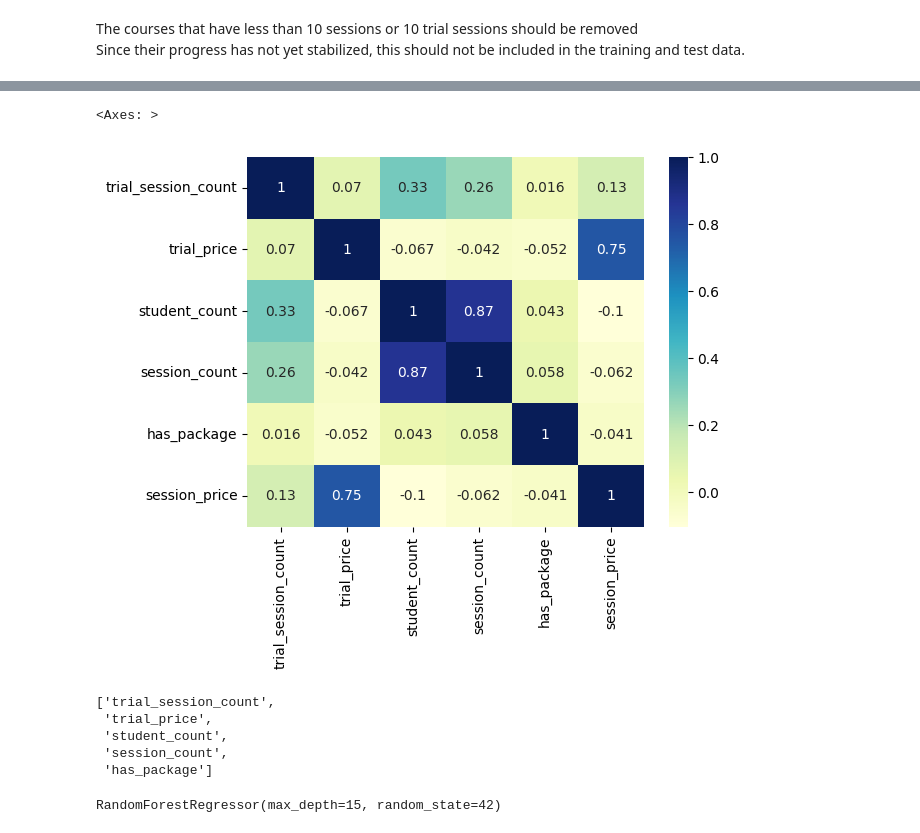
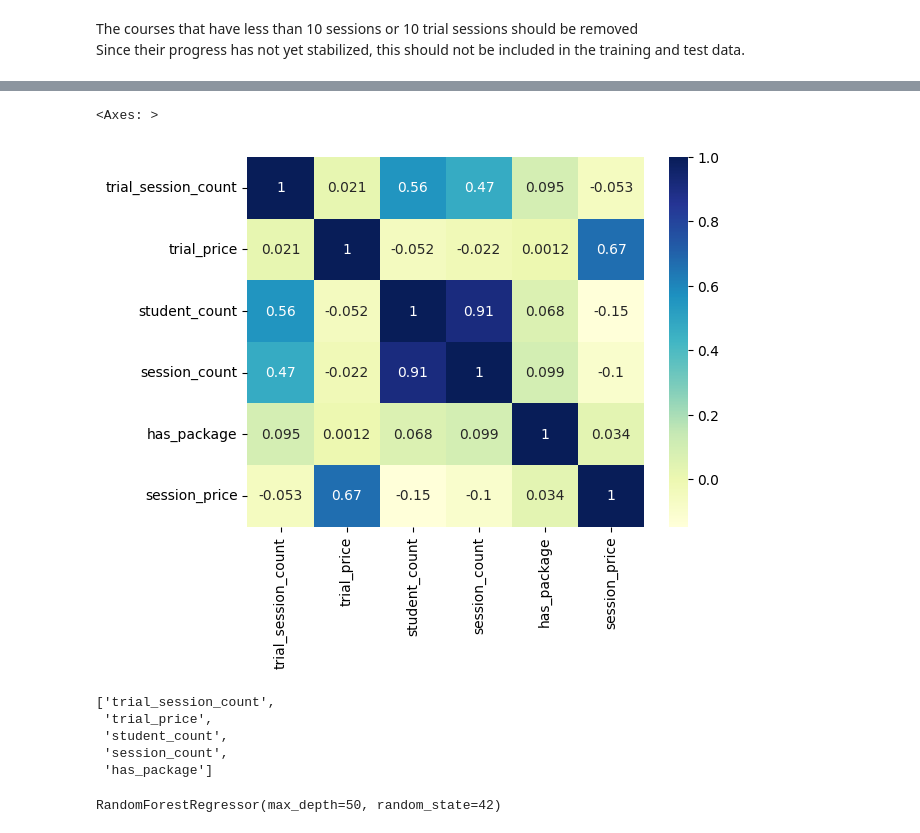
Before and after one commit to ernmin/Project4GA, a Jupyter notebook: prediction_model/prediction_model.ipynb, the cells around one changed output, grey strips where cells are left out. Cells and saved outputs as stored; diff of their text form; code cells hidden in the pictures.

```diff
--- a/prediction_model/prediction_model.ipynb
+++ b/prediction_model/prediction_model.ipynb
@@ -118,7 +203,8 @@ def language_is_tutor(language, tutor):
     df_language = pro_course_language(language)
     df_merged = pd.merge(df_tutor_pro, df_language, left_on='user_id', right_on='teacher_id', how='inner')
     # df_merged = df_merged[['user_id', 'trial_session_count', 'trial_price', 'student_count', 'session_count', 'has_package', 'session_price']]
-    df_merged = df_merged[['trial_session_count', 'trial_price', 'student_count', 'session_count', 'has_package', 'session_price']]
+    df_merged = df_merged[['title', 'trial_session_count', 'trial_price', 'student_count', 'session_count', 'has_package', 'session_price']]
+    # df_merged = df_merged[['trial_price', 'session_price']]
     return df_merged
 
 language_is_tutor('french', True)
@@ -140,7 +226,7 @@ language_is_tutor('french', True)
 The courses that have less than 10 sessions or 10 trial sessions should be removed\
 Since their progress has not yet stabilized, this should not be included in the training and test data.
 # %%
-df_model = language_is_tutor('english', True)
-df_model = df_model[(df_model['session_count'] > 10) & (df_model['trial_session_count'] > 10)]
+df_model = language_is_tutor('german', True)
+df_model = df_model[(df_model['session_count'] > 20) & (df_model['trial_session_count'] > 20)]
 df_model
 # %% [output]
@@ -160,11 +246,11 @@ df_model
 # %%
-cor = df_model.corr()
+cor = df_model[['trial_session_count', 'trial_price', 'student_count', 'session_count', 'has_package', 'session_price']].corr()
 
 #plot correlation heatmapn
 sns.heatmap(cor, cmap="YlGnBu", annot=True)
 # %% [output]
 <Axes: >
-[figure, old version]
+[figure, new version]
 # %%
 fig = px.scatter(df_model, x="session_price", y="trial_price", trendline='ols')
 
@@ -186,10 +273,10 @@ y = df_model['session_price']
 # %%
 X_train, X_test, y_train, y_test = train_test_split(X, y, random_state=42)
 # %%
-regr_english_tutor = RandomForestRegressor(n_estimators=100, max_depth=15, random_state=42)
+regr_english_tutor = RandomForestRegressor(n_estimators=100, max_depth=50, random_state=42)
 regr_english_tutor.fit(X_train, y_train)
 # %% [output]
-RandomForestRegressor(max_depth=15, random_state=42)
+RandomForestRegressor(max_depth=50, random_state=42)
 # %%
 y_pred = regr_english_tutor.predict(X_test)
 # %%
```
Also changed, not shown: parts of 27 cells of this notebook, 3 other files.
